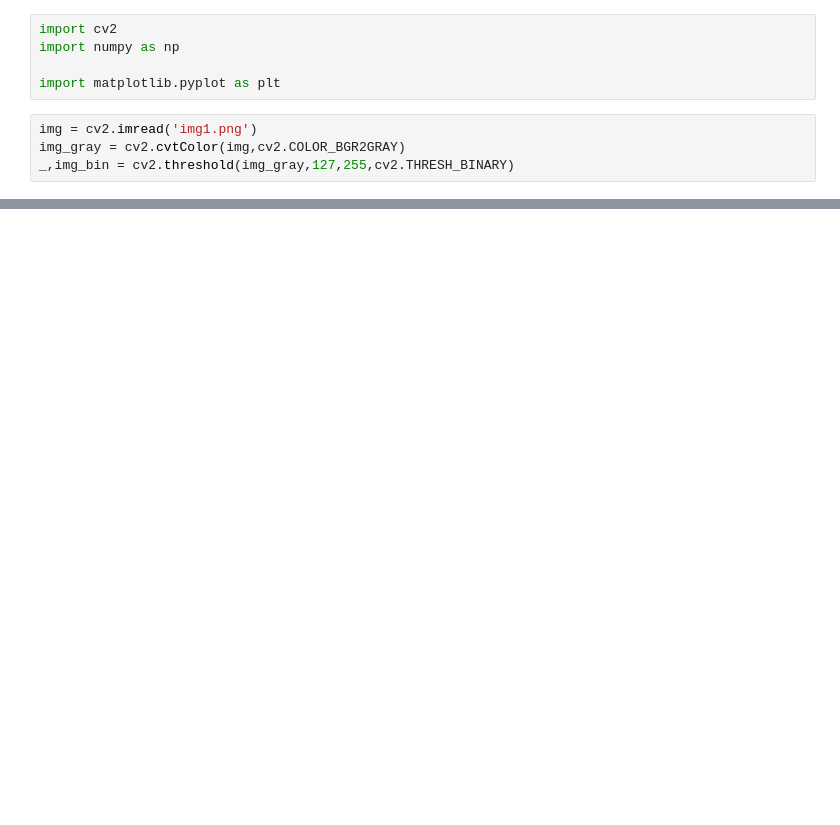
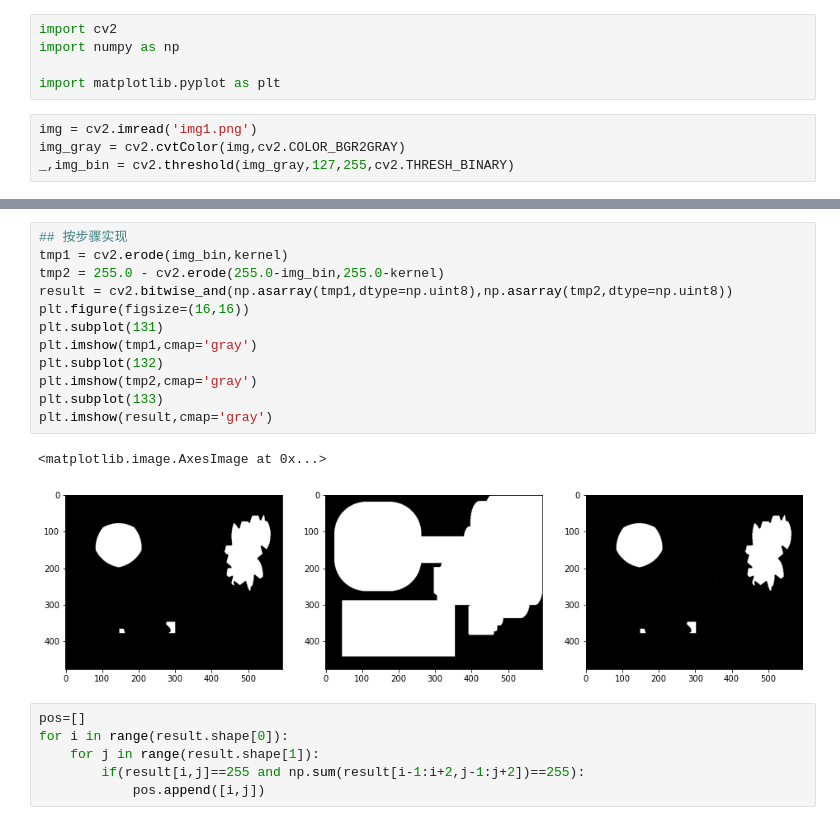
Before and after one commit to 1165048017/BlogLearning, a Jupyter notebook: OpenCV/Morphological/test_hit.ipynb, the cells around one changed output, grey strips where cells are left out. Drawn from its saved outputs; the diff is of its cells as text; blank space fills up the shorter version.

```diff
--- a/OpenCV/Morphological/test_hit.ipynb
+++ b/OpenCV/Morphological/test_hit.ipynb
@@ -25,0 +21,21 @@ array([], shape=(0, 2), dtype=int64)
+# %%
+## 按步骤实现
+tmp1 = cv2.erode(img_bin,kernel)
+tmp2 = 255.0 - cv2.erode(255.0-img_bin,255.0-kernel)
+result = cv2.bitwise_and(np.asarray(tmp1,dtype=np.uint8),np.asarray(tmp2,dtype=np.uint8))
+plt.figure(figsize=(16,16))
+plt.subplot(131)
+plt.imshow(tmp1,cmap='gray')
+plt.subplot(132)
+plt.imshow(tmp2,cmap='gray')
+plt.subplot(133)
+plt.imshow(result,cmap='gray')
+# %% [output]
+<matplotlib.image.AxesImage at 0x...>
+[figure, added]
+# %%
+pos=[]
+for i in range(result.shape[0]):
+    for j in range(result.shape[1]):
+        if(result[i,j]==255 and np.sum(result[i-1:i+2,j-1:j+2])==255):
+            pos.append([i,j])
```
Also changed, not shown: parts of 4 cells of this notebook, 11 other files.
